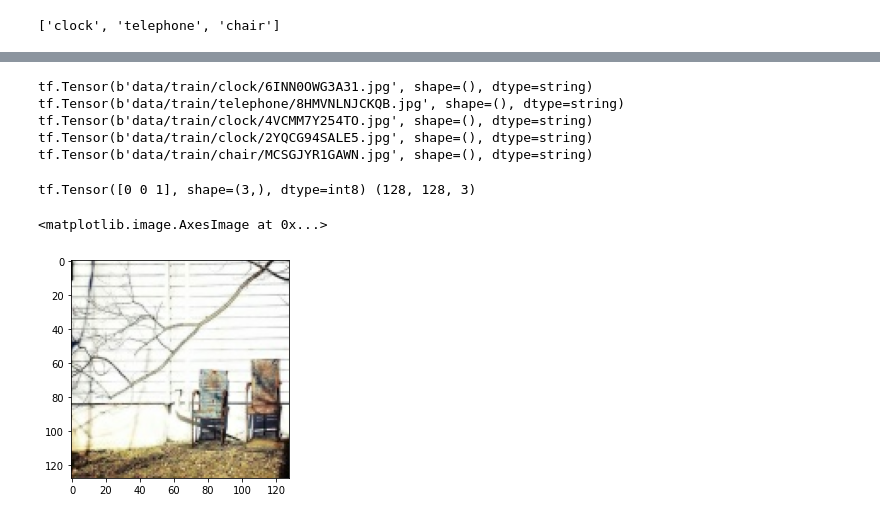
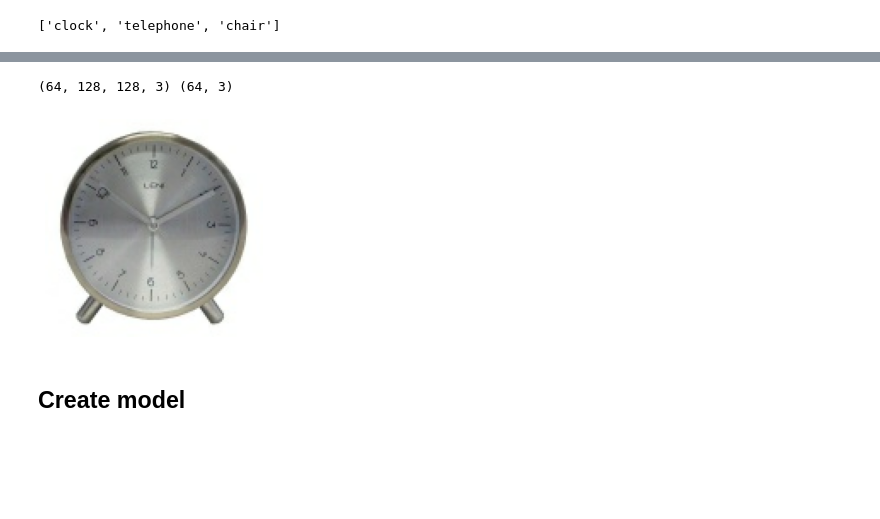
Before and after one commit to m-bashari-m/classification-transfer-learning, a Jupyter notebook: model.ipynb, the cells around one changed output, grey strips where cells are left out. Drawn from its saved outputs; the diff is of its cells as text; code cells hidden in the pictures; blank space fills up the shorter version.

Commit message:
update: create model, save model

```diff
--- a/model.ipynb
+++ b/model.ipynb
@@ -5,10 +7,11 @@ import matplotlib.pyplot as plt
 # %%
-BASE_DIR = os.path.join('data')
+BASE_DIR = 'data'
 train_dir = os.path.join(BASE_DIR, 'train')
 val_dir = os.path.join(BASE_DIR, 'val')
 test_dir = os.path.join(BASE_DIR, 'test')
 
 classes = os.listdir(train_dir)
+n_classes = len(classes)
 print(classes)
 # %% [output]
 ['clock', 'telephone', 'chair']
@@ -15,5 +20,20 @@ print(classes)
+# %%
+IMAGE_SIZE = (128,128)
+BATCH_SIZE = 64
+AUTOTUNE = tf.data.AUTOTUNE
+BUFFER_SIZE = 1000
 # %%
-train_ds = tf.data.Dataset.list_files(str(train_dir + '/*/*'))
-test_ds = tf.data.Dataset.list_files(str(test_dir + '/*/*'))
-val_ds = tf.data.Dataset.list_files(str(val_dir + '/*/*'))
+train_ds = tf.keras.utils.image_dataset_from_directory(train_dir,
+                                                      shuffle=True,
+                                                      label_mode='categorical',
+                                                      batch_size=BATCH_SIZE,
+                                                      image_size=IMAGE_SIZE)
+val_ds = tf.keras.utils.image_dataset_from_directory(val_dir,
+                                                      label_mode='categorical',
+                                                      batch_size=BATCH_SIZE,
+                                                      image_size=IMAGE_SIZE)
+test_ds = tf.keras.utils.image_dataset_from_directory(test_dir,
+                                                      label_mode='categorical',
+                                                      batch_size=BATCH_SIZE,
+                                                      image_size=IMAGE_SIZE)
 # %% [output]
@@ -25,9 +43,8 @@ To enable them in other operations, rebuild TensorFlow with the appropriate comp
 # %%
-for path in train_ds.take(5):
-    print(path)
+for batch, lbl in train_ds.take(1):
+    print(batch.shape, lbl.shape)
+    plt.axis('off')
+    plt.imshow(batch[0]/255.0)
 # %% [output]
-tf.Tensor(b'data/train/clock/6INN0OWG3A31.jpg', shape=(), dtype=string)
-tf.Tensor(b'data/train/telephone/8HMVNLNJCKQB.jpg', shape=(), dtype=string)
-tf.Tensor(b'data/train/clock/4VCMM7Y254TO.jpg', shape=(), dtype=string)
-tf.Tensor(b'data/train/clock/2YQCG94SALE5.jpg', shape=(), dtype=string)
-tf.Tensor(b'data/train/chair/MCSGJYR1GAWN.jpg', shape=(), dtype=string)
+(64, 128, 128, 3) (64, 3)
+[figure, added]
@@ -43,10 +51,2 @@ def prepare_labeled_data(path):
-# %%
-img, label = prepare_labeled_data('data/train/chair/MCSGJYR1GAWN.jpg')
-print(label, img.shape)
-plt.imshow(img)
-# %% [output]
-tf.Tensor([0 0 1], shape=(3,), dtype=int8) (128, 128, 3)
-<matplotlib.image.AxesImage at 0x...>
-[figure, removed]
 # %%
 CROP_SIZE = 128
@@ -85,0 +58,2 @@ test_ds = test_ds.map(preprocess_test).batch(BATCH_SIZE).prefetch(AUTOTUNE)
+# %% [markdown]
+## Create model
```
Also changed, not shown: parts of 19 cells of this notebook.
